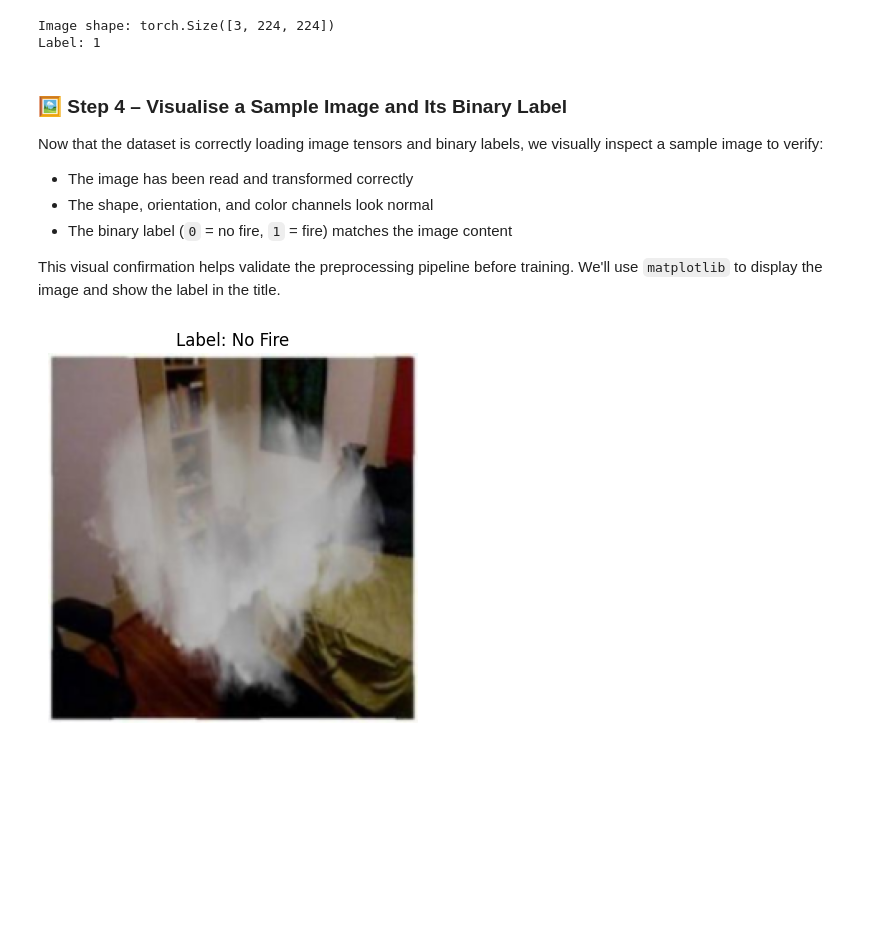
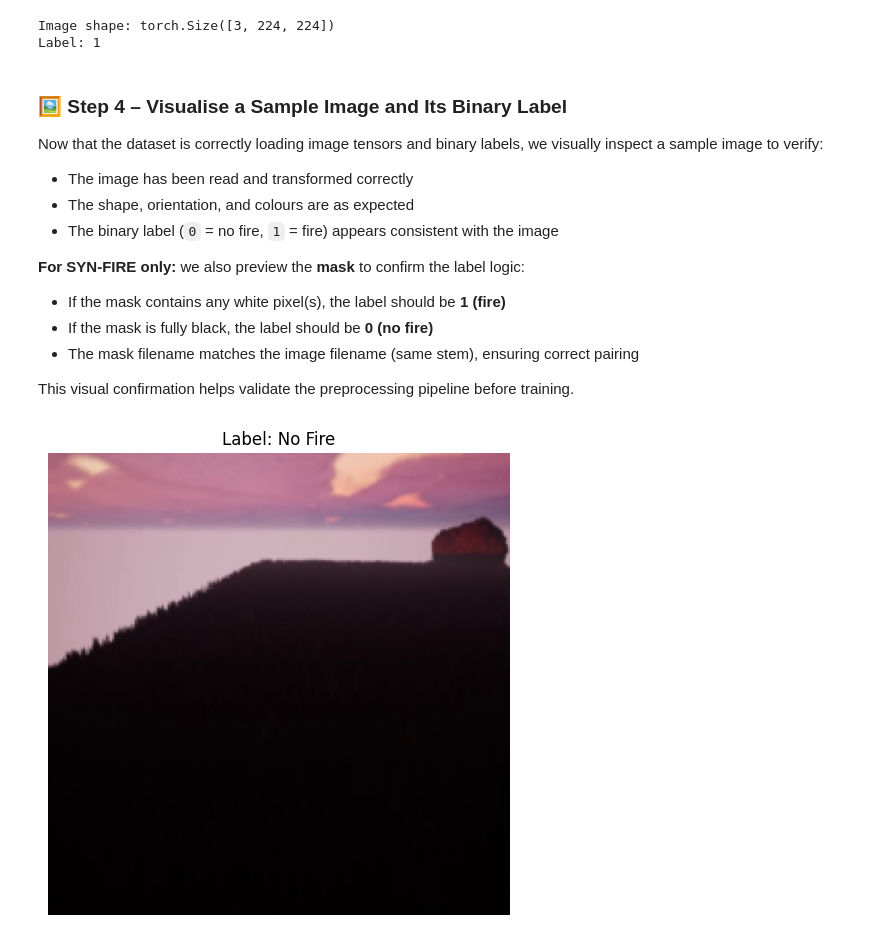
Before and after one commit to Misharasapu/fire-detection-dissertation, a Jupyter notebook: notebooks/02_data_preprocessing.ipynb, the cells around one changed output. Saved outputs shown, nothing was run; the diff lists cells and outputs as text; code cells hidden in the pictures; blank space fills up the shorter version.

Commit message:
Update preprocessing notebook to support SYN-FIRE mask-based dataset

```diff
--- a/notebooks/02_data_preprocessing.ipynb
+++ b/notebooks/02_data_preprocessing.ipynb
@@ -99,24 +112,33 @@ This step ensures the preprocessing pipeline loads the correct images and labels
 # %%
-# 🔧 Choose dataset_mode: 'real', 'synthetic', or 'plos'
-dataset_mode = "plos"  # change to 'real' or 'plos' as needed
+# 🔧 Choose dataset_mode: 'real', 'synthetic', 'plos', or 'syn_fire'
+dataset_mode = "synthetic"  # change to 'real' | 'synthetic' | 'plos' | 'syn_fire' as needed
 
-# 📁 Define image and label directories based on selected dataset
+# 📁 Define paths based on selected dataset
 if dataset_mode == "real":
     image_dir = "/content/drive/MyDrive/fire-detection-dissertation/data/raw/real/D-Fire/train/images"
     label_dir = "/content/drive/MyDrive/fire-detection-dissertation/data/raw/real/D-Fire/train/labels"
+    mask_dir  = None
 
 elif dataset_mode == "synthetic":
     image_dir = "/content/drive/MyDrive/fire-detection-dissertation/data/raw/synthetic/yunnan/synthetic_all/images"
     label_dir = "/content/drive/MyDrive/fire-detection-dissertation/data/raw/synthetic/yunnan/synthetic_all/labels"
+    mask_dir  = None
 
 elif dataset_mode == "plos":
     image_dir = "/content/drive/MyDrive/fire-detection-dissertation/data/raw/real/PLOS_ONE/train/images"
     label_dir = "/content/drive/MyDrive/fire-detection-dissertation/data/raw/real/PLOS_ONE/train/labels"
+    mask_dir  = None
+
+elif dataset_mode == "syn_fire":
+    image_dir = "/content/drive/MyDrive/fire-detection-dissertation/data/raw/synthetic/syn-fire/synthetic_all/images"
+    mask_dir  = "/content/drive/MyDrive/fire-detection-dissertation/data/raw/synthetic/syn-fire/synthetic_all/masks"
+    label_dir = None  # not used for mask-based loader
 
 else:
-    raise ValueError("❌ Invalid dataset_mode. Choose either 'real', 'synthetic', or 'plos'.")
+    raise ValueError("❌ Invalid dataset_mode. Choose 'real', 'synthetic', 'plos', or 'syn_fire'.")
 
 print(f"✅ Mode: {dataset_mode}")
 print(f"📁 Image directory: {image_dir}")
-print(f"📄 Label directory: {label_dir}")
+if label_dir: print(f"📄 Label directory: {label_dir}")
+if mask_dir:  print(f"🩹 Mask directory : {mask_dir}")
 # %% [output]
@@ -209,24 +234,47 @@ Label: 1
 Now that the dataset is correctly loading image tensors and binary labels, we visually inspect a sample image to verify:
 
 - The image has been read and transformed correctly
-- The shape, orientation, and color channels look normal
-- The binary label (`0` = no fire, `1` = fire) matches the image content
+- The shape, orientation, and colours are as expected
+- The binary label (`0` = no fire, `1` = fire) appears consistent with the image
 
-This visual confirmation helps validate the preprocessing pipeline before training. We'll use `matplotlib` to display the image and show the label in the title.
+**For SYN-FIRE only:** we also preview the **mask** to confirm the label logic:
+- If the mask contains any white pixel(s), the label should be **1 (fire)**
+- If the mask is fully black, the label should be **0 (no fire)**
+- The mask filename matches the image filename (same stem), ensuring correct pairing
+
+This visual confirmation helps validate the preprocessing pipeline before training.
 # %%
 import matplotlib.pyplot as plt
+from PIL import Image
+import os
 
 # Select an index to preview
-index = 2500  # Adjust this depending on dataset size
+index = 2000  # Adjust depending on dataset size
 image, label = dataset[index]
 
-# Convert image from tensor [C, H, W] to [H, W, C] for plotting
+# Convert image tensor [C, H, W] to numpy array [H, W, C] for plotting
 image_np = image.permute(1, 2, 0)
 
-# Display the image and label
+# Always show the image + label
+plt.figure(figsize=(6, 6))
 plt.imshow(image_np)
 plt.title(f"Label: {'Fire' if label.item() == 1 else 'No Fire'}")
 plt.axis('off')
 plt.show()
+
+# 🔍 If dataset_mode is syn_fire, also show the mask for verification
+if dataset_mode == "syn_fire":
+    img_name = dataset.image_files[index]  # filename from dataset list
+    mask_path = os.path.join(mask_dir, img_name)
+
+    if os.path.exists(mask_path):
+        mask = Image.open(mask_path).convert("L")  # grayscale
+        plt.figure(figsize=(6, 6))
+        plt.imshow(mask, cmap="gray")
+        plt.title("Mask (white = fire)")
+        plt.axis('off')
+        plt.show()
+    else:
+        print("⚠️ No mask file found for:", img_name)
 # %% [output]
-[figure, old version]
+[figure, new version]
```
Also changed, not shown: parts of 13 cells of this notebook.
